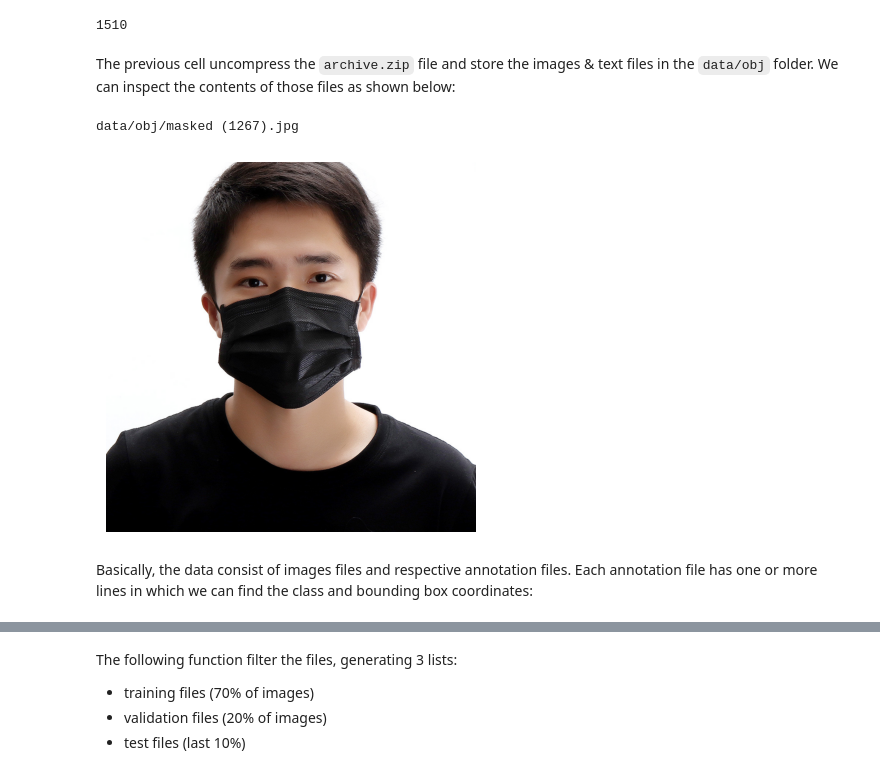
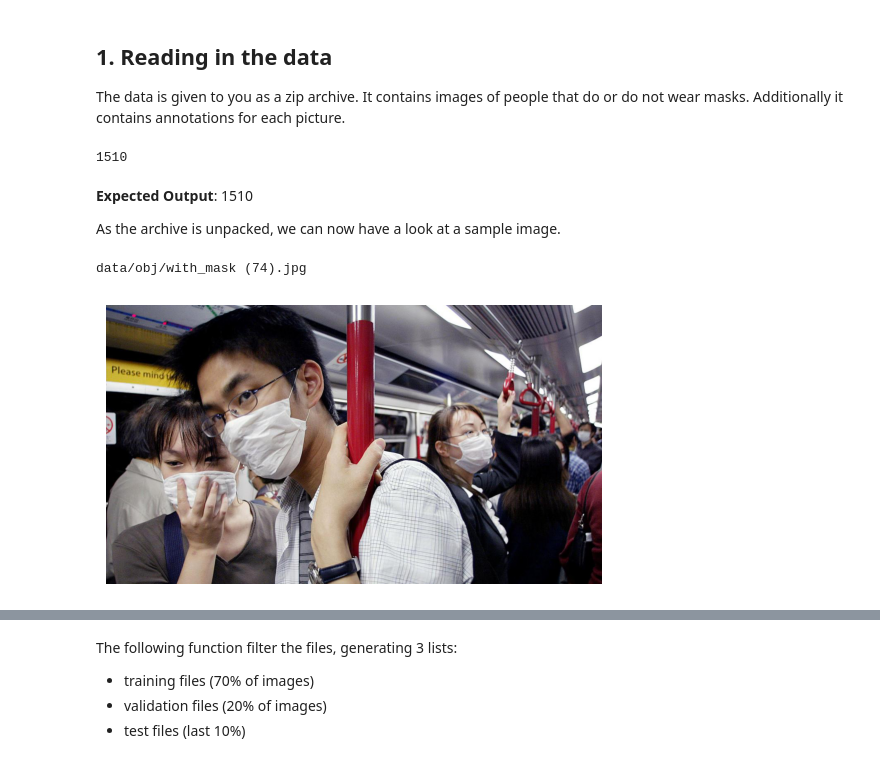
Before and after one commit to doleron/simple-object-detector-from-scratch, a Jupyter notebook: simple_obj_detector.ipynb, the cells around one changed output, grey strips where cells are left out. Saved outputs shown, nothing was run; the diff lists cells and outputs as text; code cells hidden in the pictures.

```diff
--- a/simple_obj_detector.ipynb
+++ b/simple_obj_detector.ipynb
@@ -19,15 +7,15 @@ Hit the download button and copy the `archive.zip` to the `data` folder. After t
+# %% [markdown]
+## 1. Reading in the data
+
+The data is given to you as a zip archive. It contains images of people that do or do not wear masks. Additionally it contains annotations for each picture.
 # %%
-import pathlib
-import shutil
+# unpack the archive
+shutil.unpack_archive("data/archive.zip", "data/")
 
-data_dir_path = "data/"
-shutil.unpack_archive(data_dir_path + "/archive.zip", data_dir_path)
+data_dir = pathlib.Path("data/obj/").with_suffix('')
 
-data_dir = pathlib.Path(data_dir_path + "/obj/").with_suffix('')
-
+# Store all images in image_files
 image_files = list(data_dir.glob('*.jpg'))
 print(len(image_files))
 # %% [output]
 1510
-# %% [markdown]
-The previous cell uncompress the `archive.zip` file and store the images & text files in the `data/obj` folder. We can inspect the contents of those files as shown below:
@@ -38,12 +22,15 @@ from matplotlib import pyplot as plt
+# %% [markdown]
+**Expected Output**: 1510
+
+As the archive is unpacked, we can now have a look at a sample image.
 # %%
-sample_img_path = str(image_files[103])
+# print image[0]
+sample_img_path = str(image_files[0])
 print(sample_img_path)
 sample_img = cv.imread(sample_img_path, cv.IMREAD_COLOR)
 plt.imshow(cv.cvtColor(sample_img, cv.COLOR_BGR2RGB))
 plt.axis("off")
 plt.show()
 # %% [output]
-data/obj/masked (1267).jpg
+data/obj/with_mask (74).jpg
-[figure, old version]
+[figure, new version]
-# %% [markdown]
-Basically, the data consist of images files and respective annotation files. Each annotation file has one or more lines in which we can find the class and bounding box coordinates:
```
Also changed, not shown: parts of 18 cells of this notebook.
